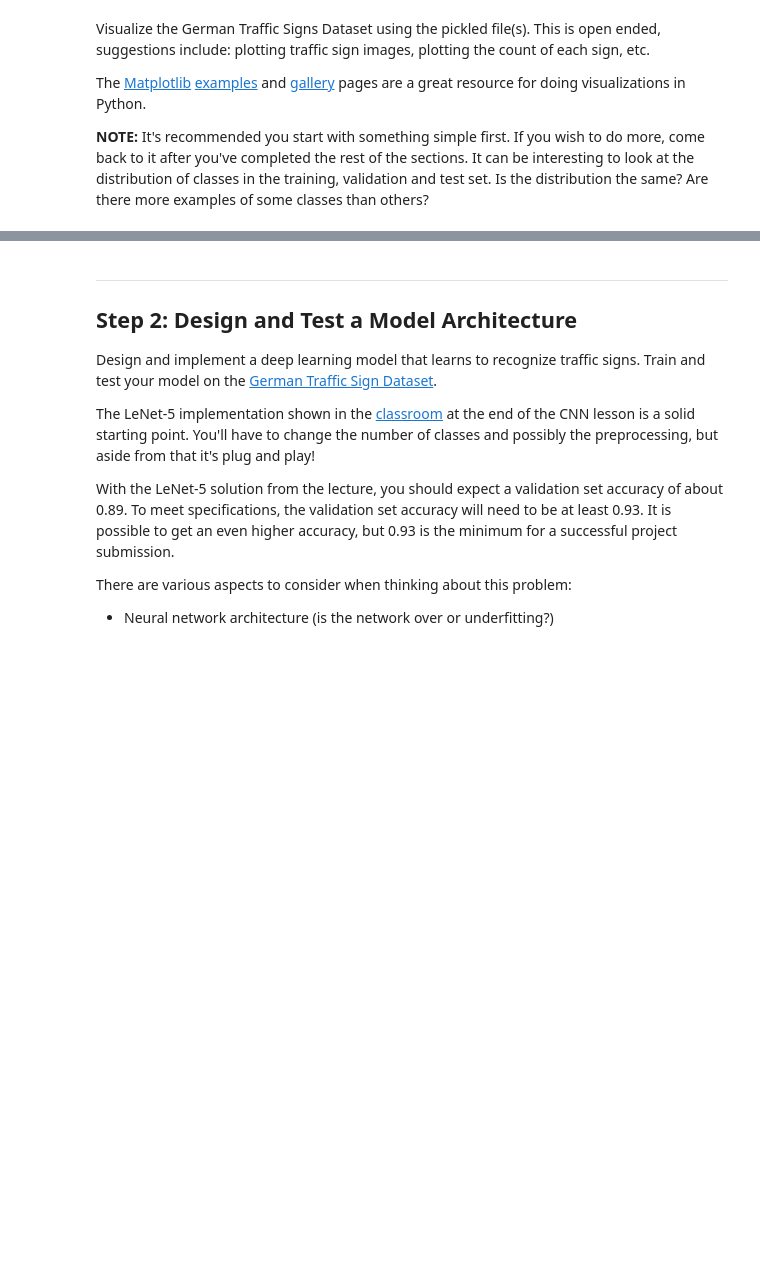
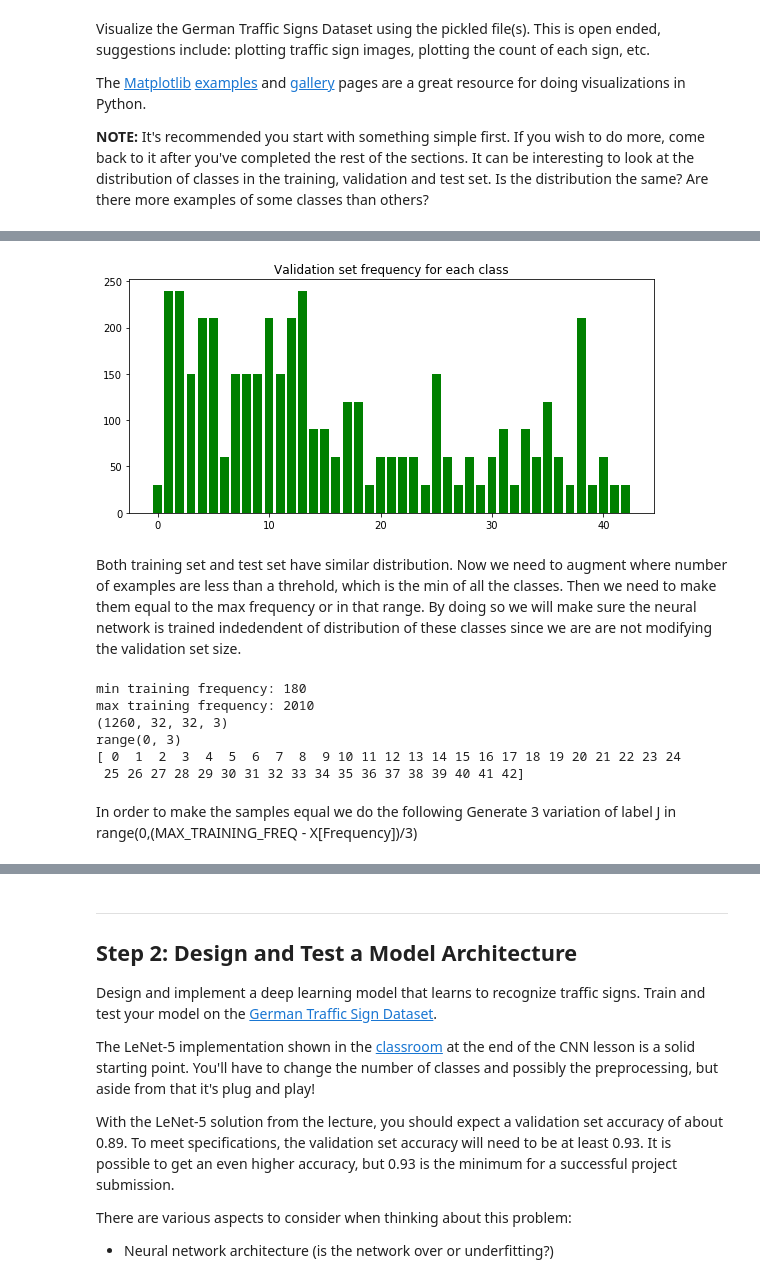
Before and after one commit to bhattsachin/CarND-Traffic-Sign-Classifier-Project, a Jupyter notebook: Traffic_Sign_Classifier.ipynb, the cells around one changed output, grey strips where cells are left out. Saved outputs shown, nothing was run; the diff lists cells and outputs as text; code cells hidden in the pictures; blank space fills up the shorter version.

```diff
--- a/Traffic_Sign_Classifier.ipynb
+++ b/Traffic_Sign_Classifier.ipynb
@@ -137,0 +157,15 @@ Y_train value: 9
+# %%
+unique, counts = np.unique(y_valid, return_counts=True)
+#print(counts)
+
+fig, (ax0) = plt.subplots(ncols=1, figsize=(8, 4))
+
+plt.bar(unique,counts, color='g')
+ax0.set_title('Validation set frequency for each class')
+
+fig.tight_layout()
+plt.show()
+# %% [output]
+[figure, added]
+# %% [markdown]
+Both training set and test set have similar distribution. Now we need to augment where number of examples are less than a threhold, which is the min of all the classes. Then we need to make them equal to the max frequency or in that range. By doing so we will make sure the neural network is trained indedendent of distribution of these classes since we are are not modifying the validation set size.
@@ -137,0 +181,20 @@ Y_train value: 9
+# %%
+import numpy as np
+unique, counts = np.unique(y_train, return_counts=True)
+min_training_freq = np.amin(counts)
+print('min training frequency:', min_training_freq)
+max_training_freq = np.amax(counts)
+print('max training frequency:', max_training_freq)
+print(X_train[(y_train==3)].shape)
+print(range(0,3))
+print(unique)
+# %% [output]
+min training frequency: 180
+max training frequency: 2010
+(1260, 32, 32, 3)
+range(0, 3)
+[ 0  1  2  3  4  5  6  7  8  9 10 11 12 13 14 15 16 17 18 19 20 21 22 23 24
+ 25 26 27 28 29 30 31 32 33 34 35 36 37 38 39 40 41 42]
+# %% [markdown]
+In order to make the samples equal we do the following
+Generate 3 variation of label J in range(0,(MAX_TRAINING_FREQ - X[Frequency])/3)
```
Also changed, not shown: parts of 20 cells of this notebook.
